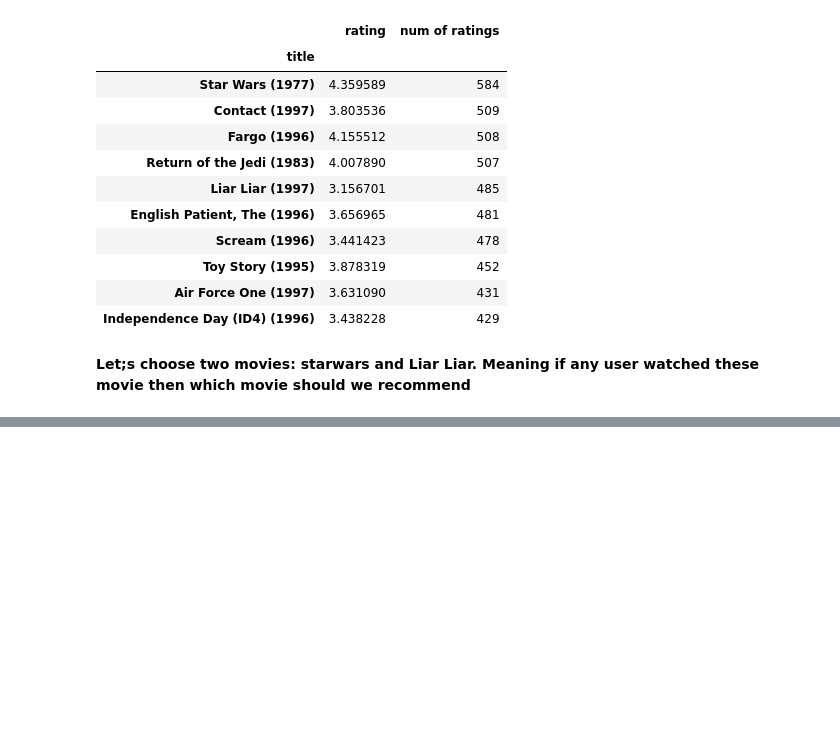
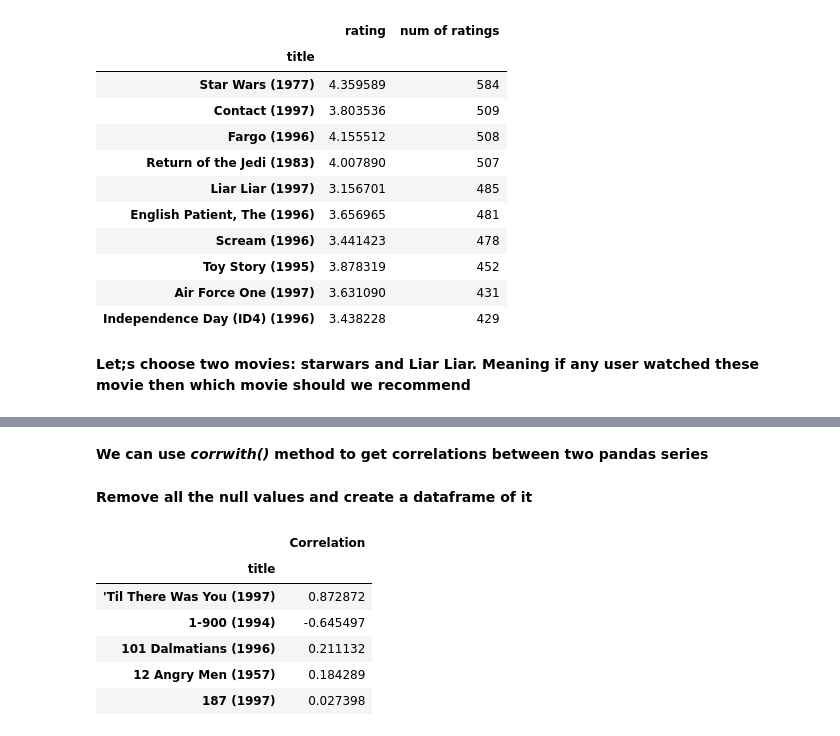
Before and after one commit to SiddheshDaphane/Python-for-data-science-and-machine-learning, a Jupyter notebook: 14. Recommender_System/1. Recommender_System.ipynb, the cells around one changed output, grey strips where cells are left out. Drawn from its saved outputs; the diff is of its cells as text; code cells hidden in the pictures; blank space fills up the shorter version.

```diff
--- a/14. Recommender_System/1. Recommender_System.ipynb
+++ b/14. Recommender_System/1. Recommender_System.ipynb
@@ -191,0 +215,2 @@ ratings.sort_values('num of ratings', ascending=False).head(10)
+# %% [markdown]
+**We can use *corrwith()* method to get correlations between two pandas series**
@@ -191,0 +220,14 @@ ratings.sort_values('num of ratings', ascending=False).head(10)
+# %% [markdown]
+**Remove all the null values and create a dataframe of it**
+# %%
+corr_startwars = pd.DataFrame(similar_to_starwars, columns=['Correlation'])
+corr_startwars.dropna(inplace=True)
+corr_startwars.head()
+# %% [output]
+|  | Correlation |
+| title |  |
+| 'Til There Was You (1997) | 0.872872 |
+| 1-900 (1994) | -0.645497 |
+| 101 Dalmatians (1996) | 0.211132 |
+| 12 Angry Men (1957) | 0.184289 |
+| 187 (1997) | 0.027398 |
```
Also changed, not shown: parts of 7 cells of this notebook.
